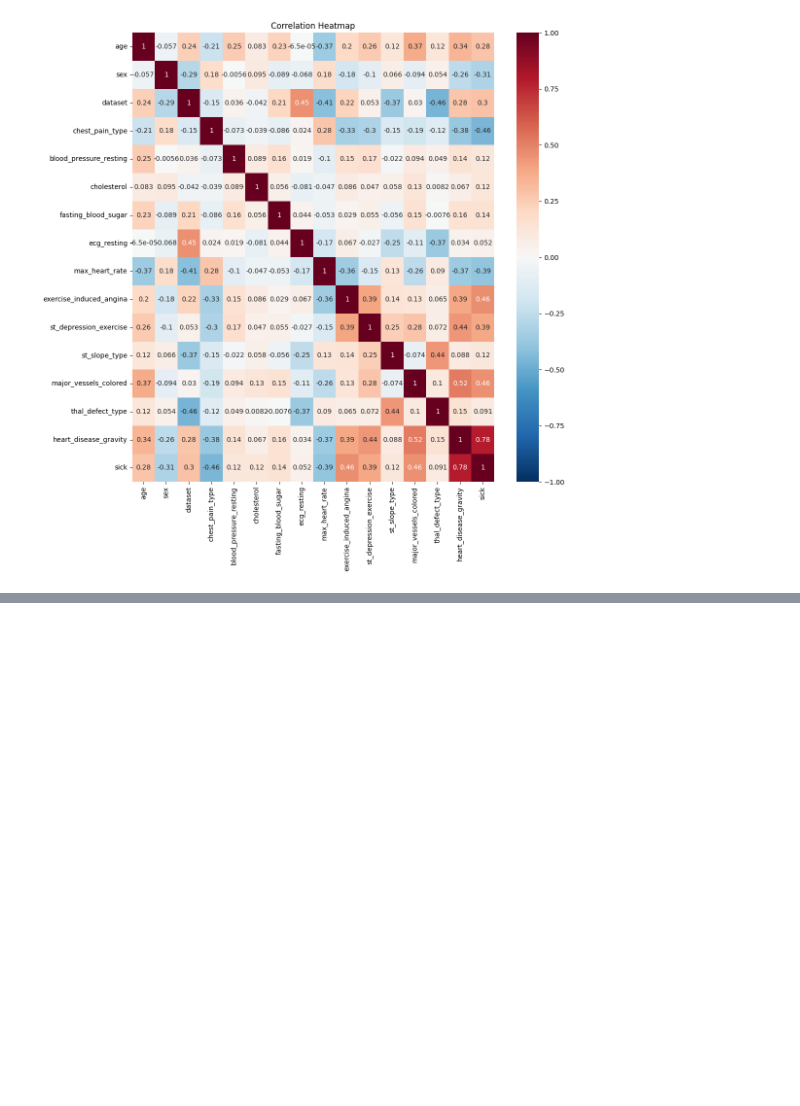
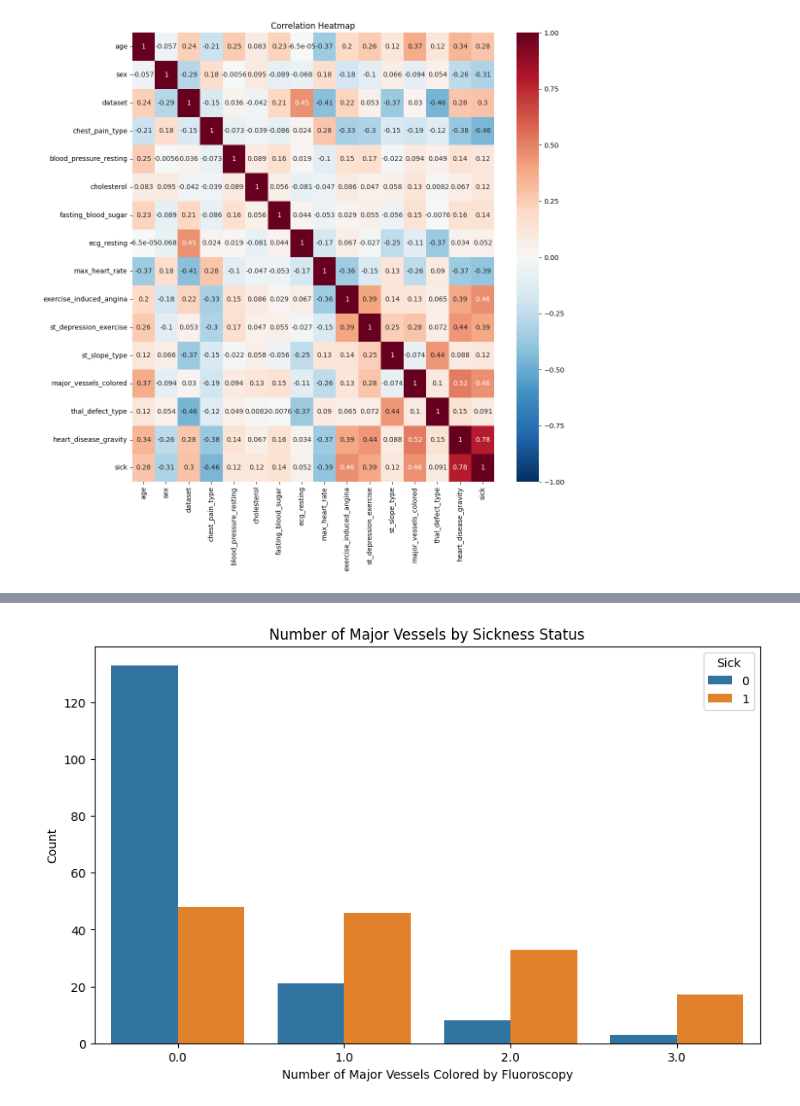
Before and after one commit to PaoloWalsh/medical-diagnosis-aid, a Jupyter notebook: notebooks/heart_data_analysis.ipynb, the cells around one changed output, grey strips where cells are left out. Cells and saved outputs as stored; diff of their text form; code cells hidden in the pictures; blank space fills up the shorter version.

```diff
--- a/notebooks/heart_data_analysis.ipynb
+++ b/notebooks/heart_data_analysis.ipynb
@@ -391,0 +418,15 @@ plt.show()
+# %%
+plt.figure(figsize=(10, 6))
+sns.countplot(x='major_vessels_colored', hue='sick', data=df)
+
+# Corrected labels and title for the actual variable
+plt.xlabel('Number of Major Vessels Colored by Fluoroscopy')
+plt.ylabel('Count')
+plt.title('Number of Major Vessels by Sickness Status')
+plt.legend(title='Sick')
+
+# Save with matching filename
+plt.savefig('../plots/major_vessels_by_sickness_status.png', dpi=300, bbox_inches='tight')
+plt.show()
+# %% [output]
+[figure, added]
```
Also changed, not shown: parts of 5 cells of this notebook, 5 other files.
